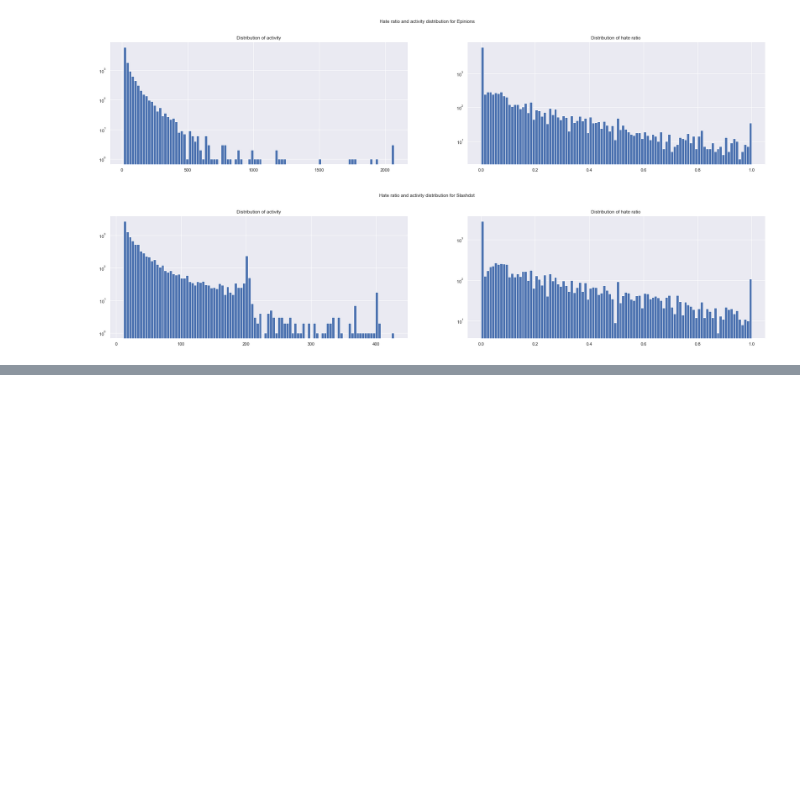
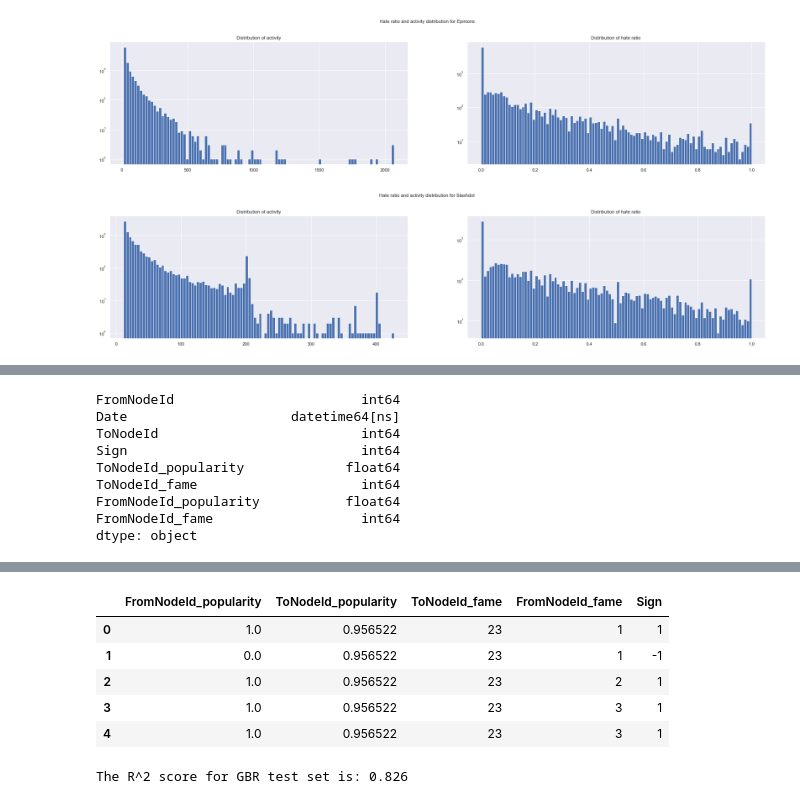
Before and after one commit to epfl-ada/ada-2020-project-milestone-p3-p3_adaptateur, a Jupyter notebook: notebook-matthieu.ipynb, the cells around one changed output, grey strips where cells are left out. Cells and saved outputs as stored; diff of their text form; code cells hidden in the pictures; blank space fills up the shorter version.

```diff
--- a/notebook-matthieu.ipynb
+++ b/notebook-matthieu.ipynb
@@ -487,0 +554,20 @@ for d in dated_datasets:
+# %%
+features = ['FromNodeId_popularity', 'ToNodeId_popularity', 'ToNodeId_fame', 'FromNodeId_fame']
+norm_col = ['ToNodeId_fame', 'FromNodeId_fame']
+target = 'Sign'
+wiki = dated_datasets[0]['regression_df']
+display(wiki.dtypes)
+display(wiki.head())
+wiki = wiki[['FromNodeId_popularity', 'ToNodeId_popularity', 'ToNodeId_fame', 'FromNodeId_fame', 'Sign']]
+display(wiki.head())
+train_set, test_set = longitudinal_split(wiki)
+# %% [output]
+FromNodeId                        int64
+Date                     datetime64[ns]
+ToNodeId                          int64
+Sign                              int64
+ToNodeId_popularity             float64
+ToNodeId_fame                     int64
+FromNodeId_popularity           float64
+FromNodeId_fame                   int64
+dtype: object
@@ -487,0 +580,6 @@ for d in dated_datasets:
+|  | FromNodeId_popularity | ToNodeId_popularity | ToNodeId_fame | FromNodeId_fame | Sign |
+| 0 | 1.0 | 0.956522 | 23 | 1 | 1 |
+| 1 | 0.0 | 0.956522 | 23 | 1 | -1 |
+| 2 | 1.0 | 0.956522 | 23 | 2 | 1 |
+| 3 | 1.0 | 0.956522 | 23 | 3 | 1 |
+| 4 | 1.0 | 0.956522 | 23 | 3 | 1 |
@@ -487,0 +612,4 @@ for d in dated_datasets:
+# %%
+_, _, rand_model = run_GBR_model("GBR", train_set, test_set, features, target, norm_col)
+# %% [output]
+The R^2 score for GBR test set is: 0.826
```
Also changed, not shown: parts of 8 cells of this notebook.
